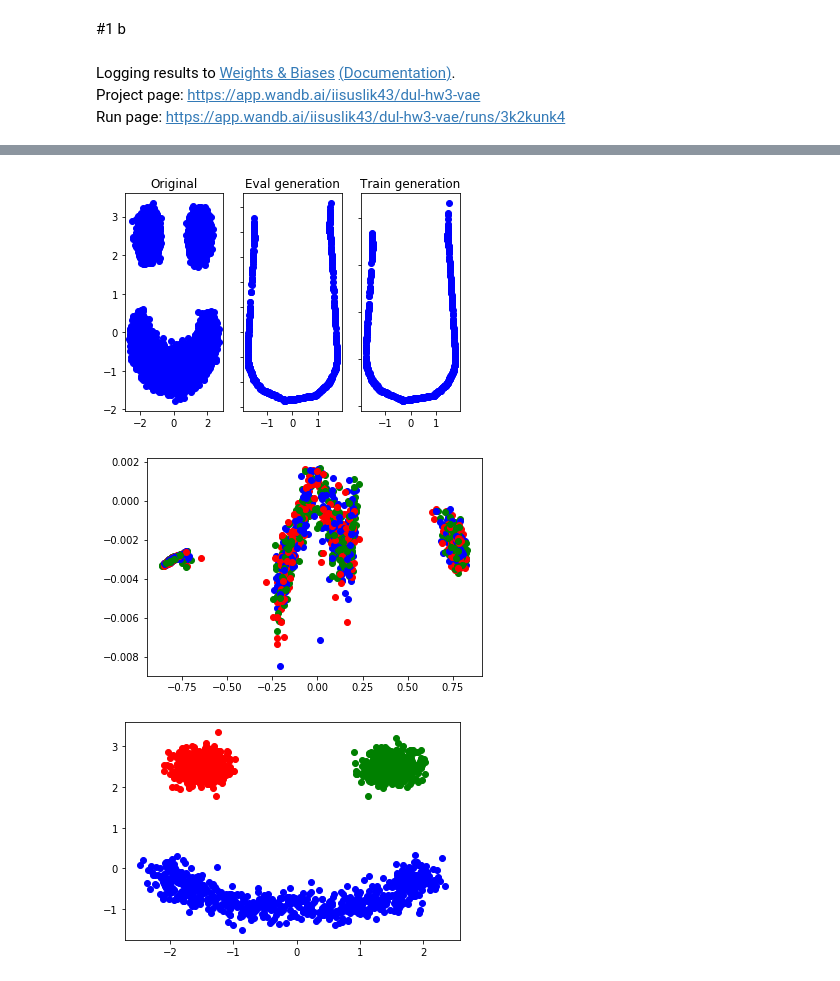
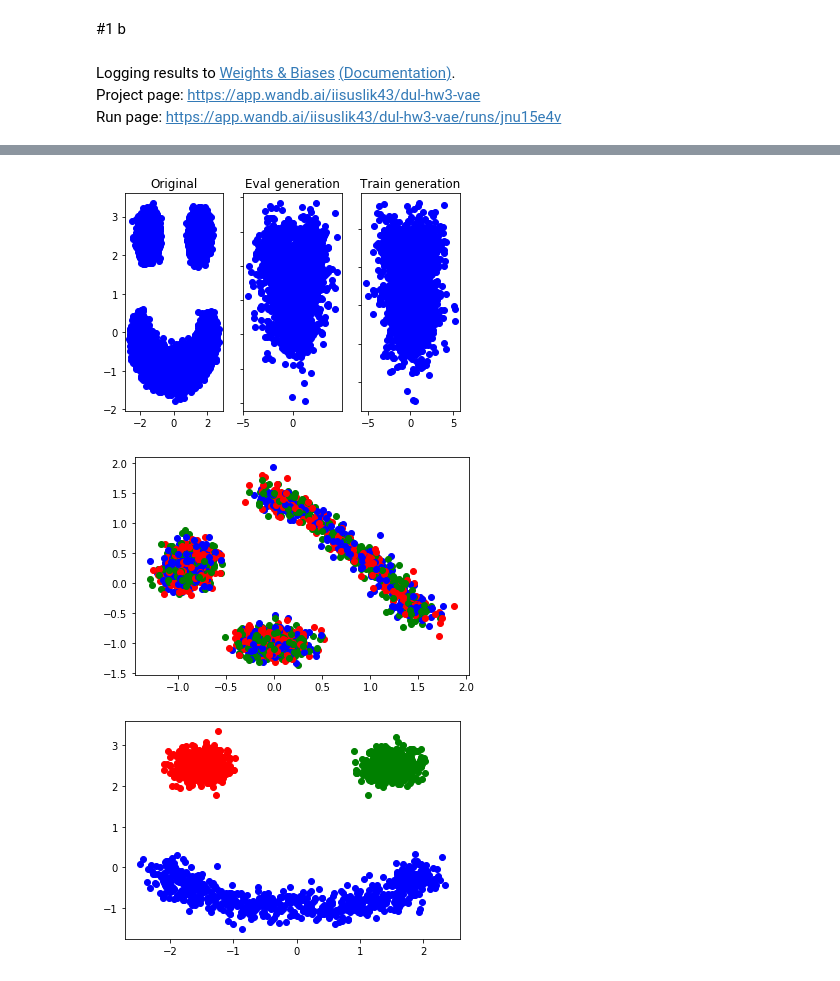
Before and after one commit to iisuslik43/dul, a Jupyter notebook: hw3.ipynb, the cells around one changed output, grey strips where cells are left out. Cells and saved outputs as stored; diff of their text form; code cells hidden in the pictures.

```diff
--- a/hw3.ipynb
+++ b/hw3.ipynb
@@ -123,12 +123,18 @@ class VAE1(nn.Module):
     dim = mu.shape[1]
     return 0.5 * (gamma.sum(dim=-1) + (mu ** 2).sum(dim=-1) - dim - torch.log(gamma.prod(dim=-1)+ 1e-9)).mean()
 
+  def prob_loss(self, x, mu, gamma):
+    prob = -0.5 * (torch.log(2 * np.pi * gamma) + (x - mu) ** 2 / gamma)
+    loss = -prob.sum(dim=1)
+    loss = loss.mean()
+    return loss
+
   def forward(self, x):
     mu_z, gamma_z = self.encode(x)
     z = self.sample(mu_z, gamma_z)
     mu_x, gamma_x = self.decode(z)
     x1 = self.sample(mu_x, gamma_x)
-    return x1, self.kl(mu_z, gamma_z)
+    return x1, self.kl(mu_z, gamma_z), self.prob_loss(x, mu_x, gamma_x)
 # %%
 class VAE2(VAE1):
   def __init__(self, **kwargs):
@@ -155,5 +152,5 @@ class VAELoss(nn.Module):
 # %%
-def train(model, criterion, data, n_epochs=10, wandb_name=None, batch_size=128):
+def train(model, data, n_epochs=10, wandb_name=None, batch_size=128):
   split = int(len(data) * 0.8)
   dataset_train = torch.utils.data.DataLoader(data[:split],
                                               batch_size=batch_size,
@@ -166,30 +163,29 @@ def train(model, criterion, data, n_epochs=10, wandb_name=None, batch_size=128):
     wandb.init(name=wandb_name, project="dul-hw3-vae")
     wandb.watch(model)
   for epoch in tqdm(range(1, n_epochs + 1)):
-      train_losses = {'ELBO': [], 'KL': [], 'L2': []}
-      test_losses = {'ELBO': [], 'KL': [], 'L2': []}
+      train_losses = {'ELBO': [], 'KL': [], 'PROB': []}
+      test_losses = {'ELBO': [], 'KL': [], 'PROB': []}
       for x_batch in dataset_train:
           optimizer.zero_grad()
           x_batch = x_batch.float().to(device)
-          output, kl = model(x_batch)
-          loss, l2 = criterion(x_batch, output, kl)
+          output, kl, prob_loss = model(x_batch)
+          loss = kl + prob_loss
           loss.backward()
           optimizer.step()
 
           train_losses['ELBO'].append(loss.item())
           train_losses['KL'].append(kl.item())
-          train_losses['L2'].append(l2.item())
+          train_losses['PROB'].append(prob_loss.item())
 
       with torch.no_grad():
           model.eval()
           for x_test in dataset_test:
               x_test = x_test.float().to(device)
-              output_test, kl_test = model(x_test)
-              loss, l2 = criterion(x_test, output_test, kl_test)
-
-              test_losses['ELBO'].append(loss.item())
+              output_test, kl_test, prob_loss_test = model(x_test)
+              loss_test = kl_test + prob_loss_test
+              test_losses['ELBO'].append(loss_test.item())
               test_losses['KL'].append(kl_test.item())
-              test_losses['L2'].append(l2.item())
+              test_losses['PROB'].append(prob_loss_test.item())
           model.train()
       if wandb_name is not None:
           loss_log = {}
@@ -271,14 +267,14 @@ Run page: https://app.wandb.ai/iisuslik43/dul-hw3-vae/runs/ofnkziub
 #1 b
 # %%
 model_31 = VAE1().to(device)
-train(model_31, VAELoss(), data3, n_epochs=300, wandb_name='Method # 1 Data # 3')
+train(model_31, data3, n_epochs=300, wandb_name='Method # 1 Data # 3')
 sample(model_31, data3)
 # %% [output]
 Logging results to Weights & Biases (Documentation).
 Project page: https://app.wandb.ai/iisuslik43/dul-hw3-vae
-Run page: https://app.wandb.ai/iisuslik43/dul-hw3-vae/runs/3k2kunk4
+Run page: https://app.wandb.ai/iisuslik43/dul-hw3-vae/runs/jnu15e4v
 [interactive output not drawn]
-[figure, old version]
+[figure, new version]
 # %%
 def sample_z(model, data, y):
     data = data[len(data) - 2001:]
@@ -297,5 +293,5 @@ def sample_z(model, data, y):
 # %%
 sample_z(model_31, data3, y3)
 # %% [output]
-[figure, old version]
+[figure, new version]
 # %%
```
Also changed, not shown: parts of 10 cells of this notebook.
